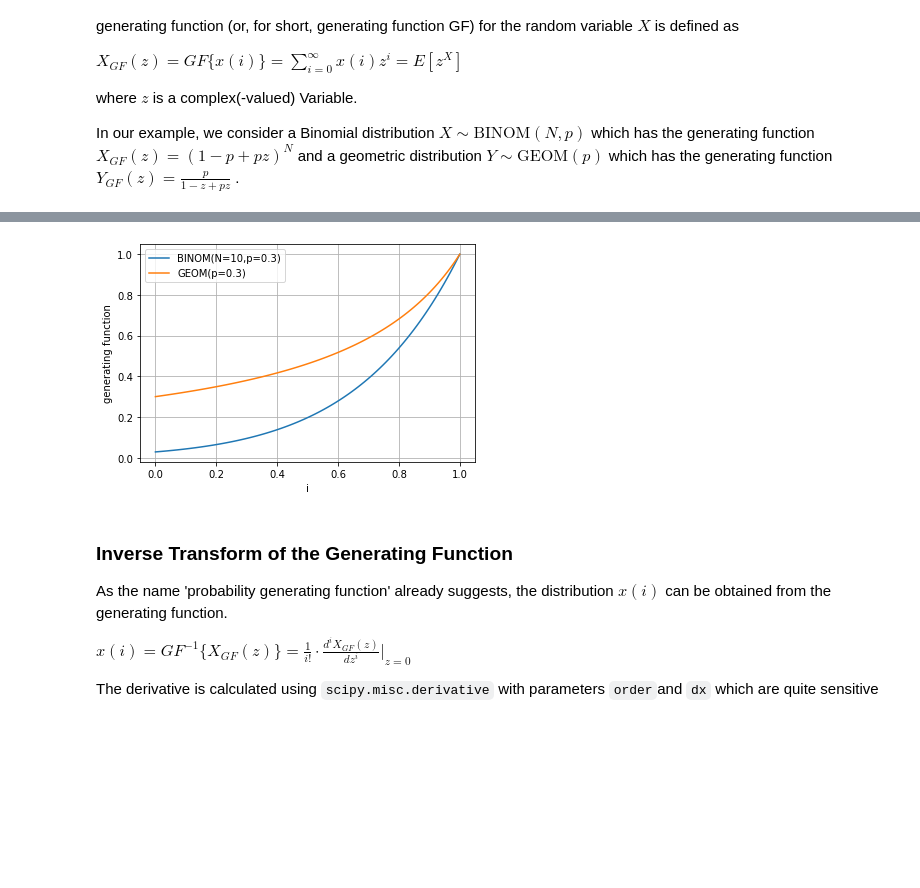
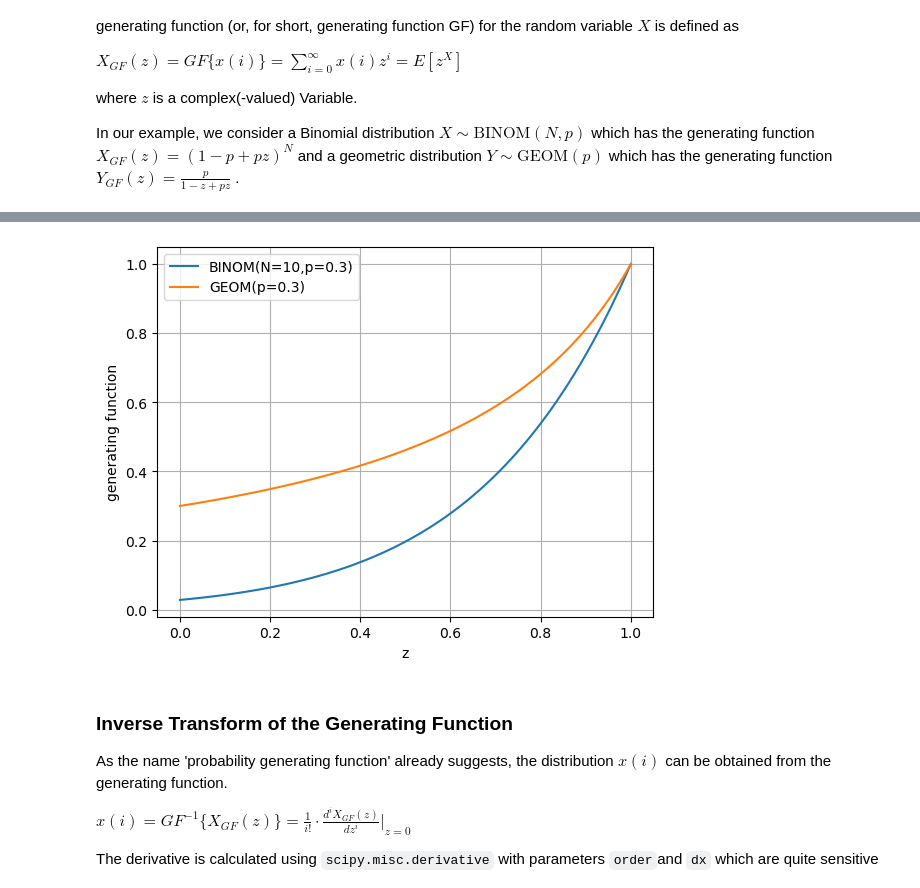
Before and after one commit to hossfeld/performance-modeling, a Jupyter notebook: chapter2_fundamentals/ch2-3-transformation.ipynb, the cells around one changed output, grey strips where cells are left out. Saved outputs shown, nothing was run; the diff lists cells and outputs as text; code cells hidden in the pictures; blank space fills up the shorter version.

Commit message:
xlabel 'z' for X_GF plot in Chapter 2.3 Transform Methods

```diff
--- a/chapter2_fundamentals/ch2-3-transformation.ipynb
+++ b/chapter2_fundamentals/ch2-3-transformation.ipynb
@@ -54,18 +54,18 @@ plt.legend();
 # %%
 X_GF = lambda z: (1-p+p*z)**N
 z = np.linspace(0,1,100)
 plt.plot(z, X_GF(z), label=f'BINOM(N={N},p={p})')
 
 Y_GF = lambda z: p/(1-z+p*z)
 plt.plot(z, Y_GF(z), label=f'GEOM(p={p})')
 
 
-plt.xlabel('i')
+plt.xlabel('z')
 plt.ylabel('generating function')
 plt.grid(which='major')
 plt.legend();
 # %% [output]
-[figure, old version]
+[figure, new version]
 # %% [markdown]
 ### Inverse Transform of the Generating Function
 As the name 'probability generating function' already suggests, the distribution $x(i) $ can be obtained from the generating function.
```
Also changed, not shown: parts of 4 cells of this notebook, 1 other file.
